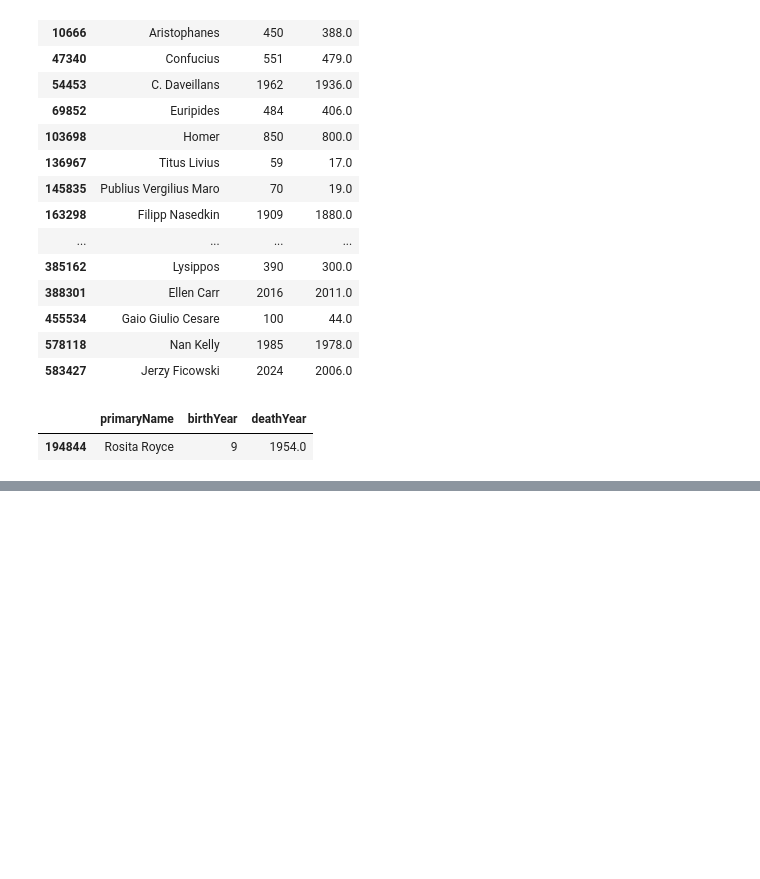
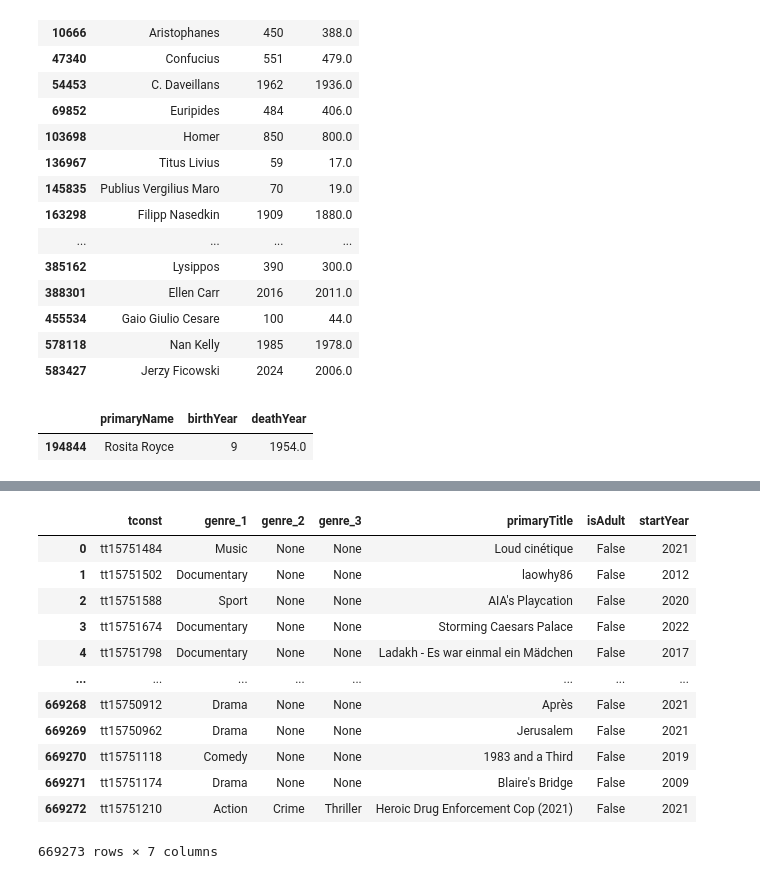
Before and after one commit to data-IA-2024/netfloox-recommandation-gr3, a Jupyter notebook: AnalyzeEDA.ipynb, the cells around one changed output, grey strips where cells are left out. Cells and saved outputs as stored; diff of their text form; code cells hidden in the pictures; blank space fills up the shorter version.

```diff
--- a/AnalyzeEDA.ipynb
+++ b/AnalyzeEDA.ipynb
@@ -1172,0 +1195,16 @@ df_year[np.abs(df_year['birthYear'] - df_year['deathYear']) > age_max]
+# %%
+df_tb
+# %% [output]
+|  | tconst | genre_1 | genre_2 | genre_3 | primaryTitle | isAdult | startYear |
+| 0 | tt15751484 | Music | None | None | Loud cinétique | False | 2021 |
+| 1 | tt15751502 | Documentary | None | None | laowhy86 | False | 2012 |
+| 2 | tt15751588 | Sport | None | None | AIA's Playcation | False | 2020 |
+| 3 | tt15751674 | Documentary | None | None | Storming Caesars Palace | False | 2022 |
+| 4 | tt15751798 | Documentary | None | None | Ladakh - Es war einmal ein Mädchen | False | 2017 |
+| ... | ... | ... | ... | ... | ... | ... | ... |
+| 669268 | tt15750912 | Drama | None | None | Après | False | 2021 |
+| 669269 | tt15750962 | Drama | None | None | Jerusalem | False | 2021 |
+| 669270 | tt15751118 | Comedy | None | None | 1983 and a Third | False | 2019 |
+| 669271 | tt15751174 | Drama | None | None | Blaire's Bridge | False | 2009 |
+| 669272 | tt15751210 | Action | Crime | Thriller | Heroic Drug Enforcement Cop (2021) | False | 2021 |
+669273 rows × 7 columns
```
Also changed, not shown: parts of 57 cells of this notebook.
